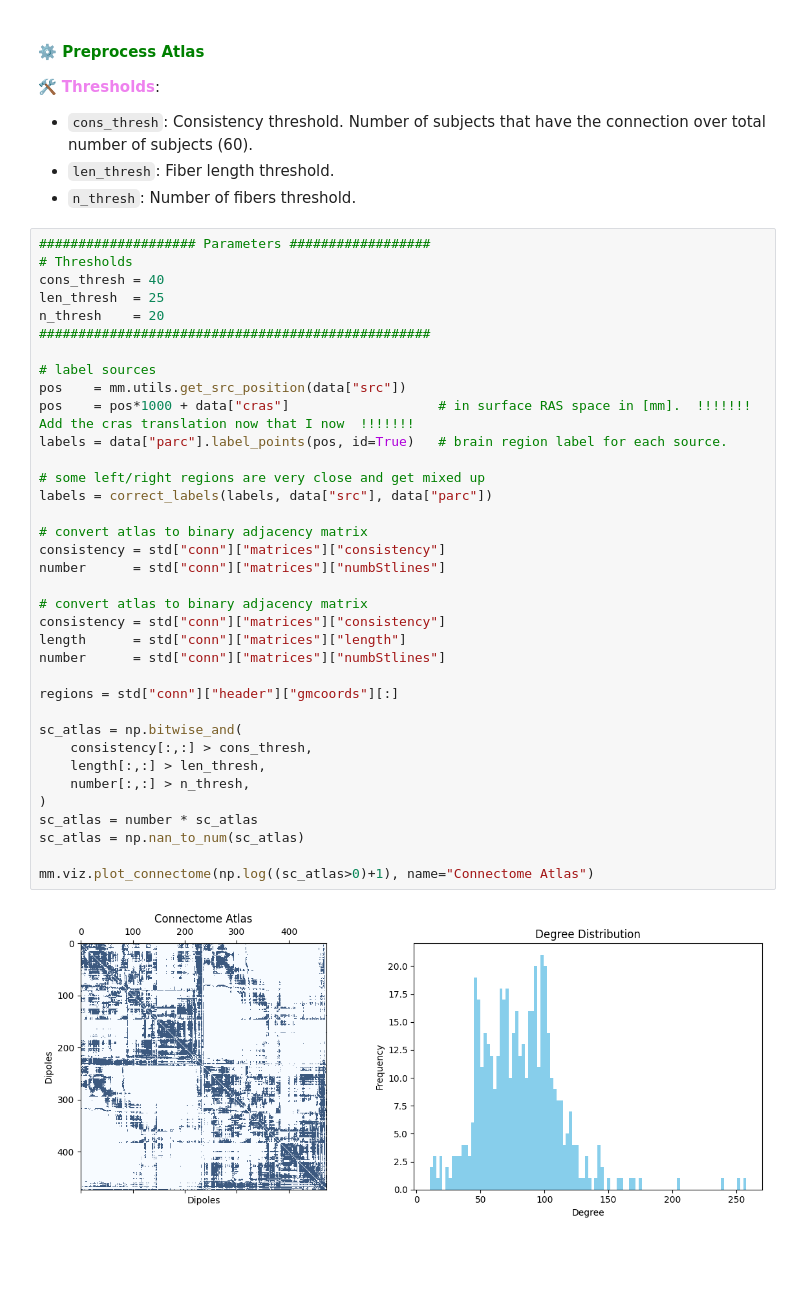
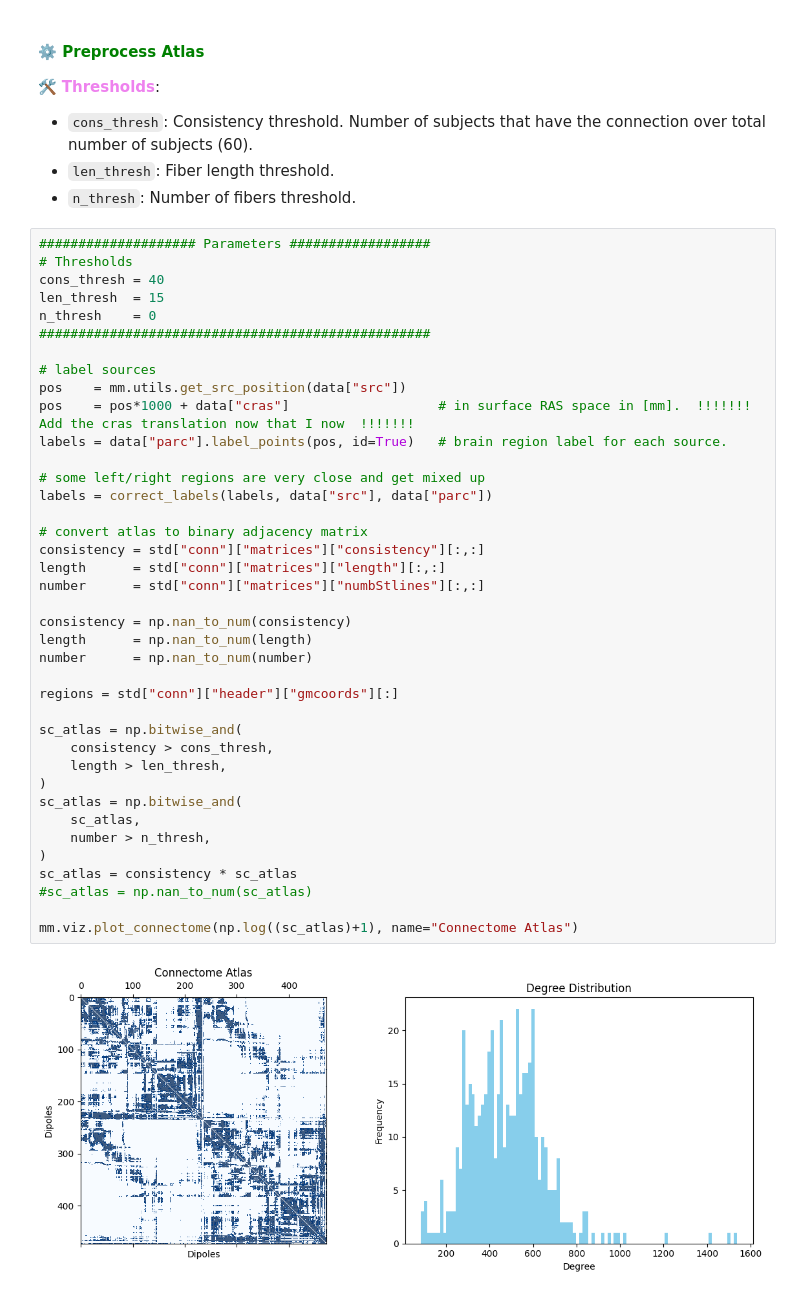
Before and after one commit to NinoHerve/mindmap, a Jupyter notebook: tutorials/connectomic/Atlas_Connectome.ipynb, the cells around one changed output. Saved outputs shown, nothing was run; the diff lists cells and outputs as text; blank space fills up the shorter version.

```diff
--- a/tutorials/connectomic/Atlas_Connectome.ipynb
+++ b/tutorials/connectomic/Atlas_Connectome.ipynb
@@ -81,38 +63,41 @@ def correct_labels(labels, sources, parcel):
 # %%
 #################### Parameters ##################
 # Thresholds
 cons_thresh = 40
-len_thresh  = 25
-n_thresh    = 20
+len_thresh  = 15
+n_thresh    = 0
 ##################################################
 
 # label sources
 pos    = mm.utils.get_src_position(data["src"])
 pos    = pos*1000 + data["cras"]                   # in surface RAS space in [mm].  !!!!!!! Add the cras translation now that I now  !!!!!!!
 labels = data["parc"].label_points(pos, id=True)   # brain region label for each source.
 
 # some left/right regions are very close and get mixed up
 labels = correct_labels(labels, data["src"], data["parc"])
 
 # convert atlas to binary adjacency matrix
-consistency = std["conn"]["matrices"]["consistency"]
-number      = std["conn"]["matrices"]["numbStlines"]
+consistency = std["conn"]["matrices"]["consistency"][:,:]
+length      = std["conn"]["matrices"]["length"][:,:]
+number      = std["conn"]["matrices"]["numbStlines"][:,:]
 
-# convert atlas to binary adjacency matrix
-consistency = std["conn"]["matrices"]["consistency"]
-length      = std["conn"]["matrices"]["length"]
-number      = std["conn"]["matrices"]["numbStlines"]
+consistency = np.nan_to_num(consistency)
+length      = np.nan_to_num(length)
+number      = np.nan_to_num(number)
 
 regions = std["conn"]["header"]["gmcoords"][:]
 
 sc_atlas = np.bitwise_and(
-    consistency[:,:] > cons_thresh,
-    length[:,:] > len_thresh,
-    number[:,:] > n_thresh,
+    consistency > cons_thresh,
+    length > len_thresh,
 )
-sc_atlas = number * sc_atlas
-sc_atlas = np.nan_to_num(sc_atlas)
+sc_atlas = np.bitwise_and(
+    sc_atlas,
+    number > n_thresh,
+)
+sc_atlas = consistency * sc_atlas
+#sc_atlas = np.nan_to_num(sc_atlas)
 
-mm.viz.plot_connectome(np.log((sc_atlas>0)+1), name="Connectome Atlas")
+mm.viz.plot_connectome(np.log((sc_atlas)+1), name="Connectome Atlas")
 # %% [output]
-[figure, old version]
+[figure, new version]
```
Also changed, not shown: parts of 9 cells of this notebook, 23 other files.
